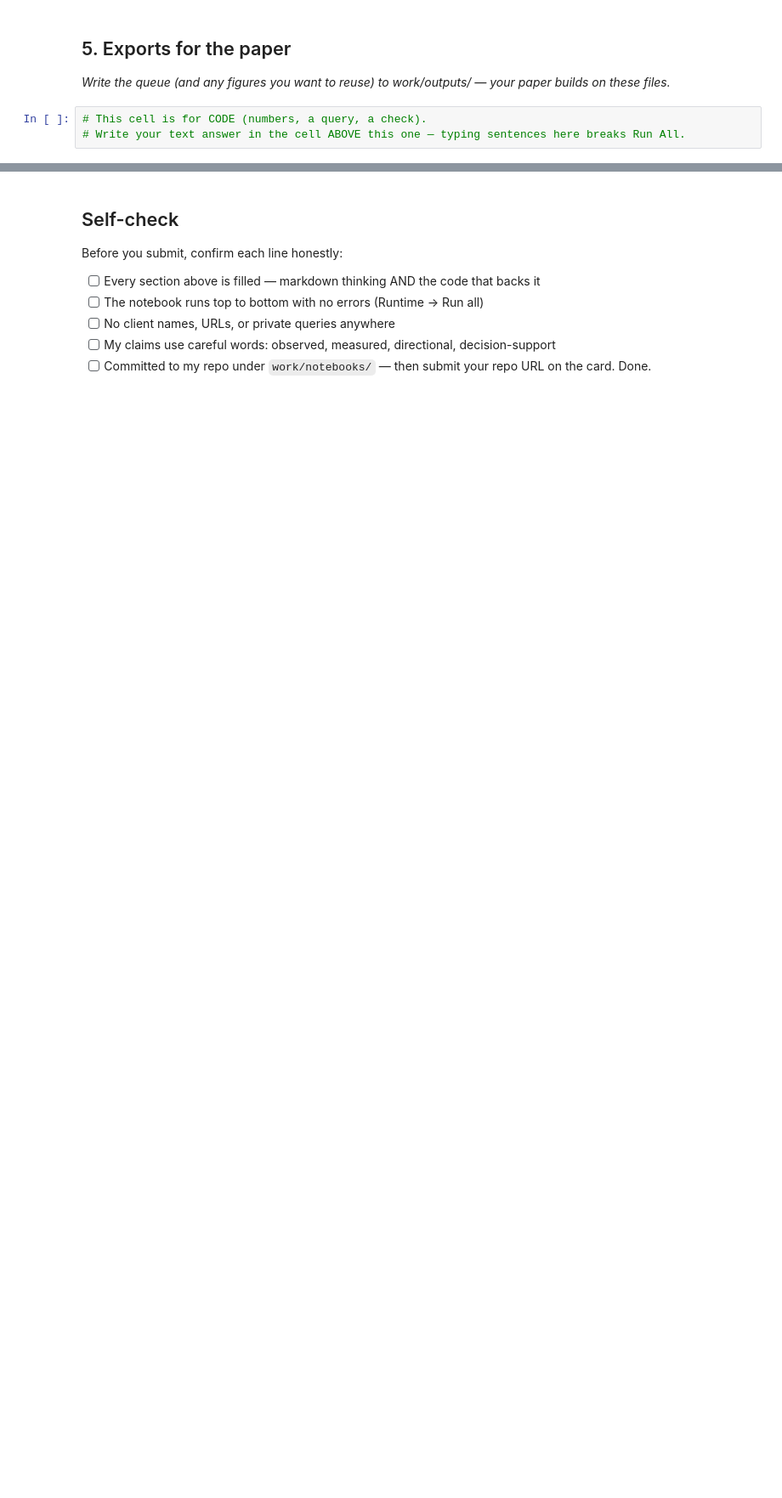
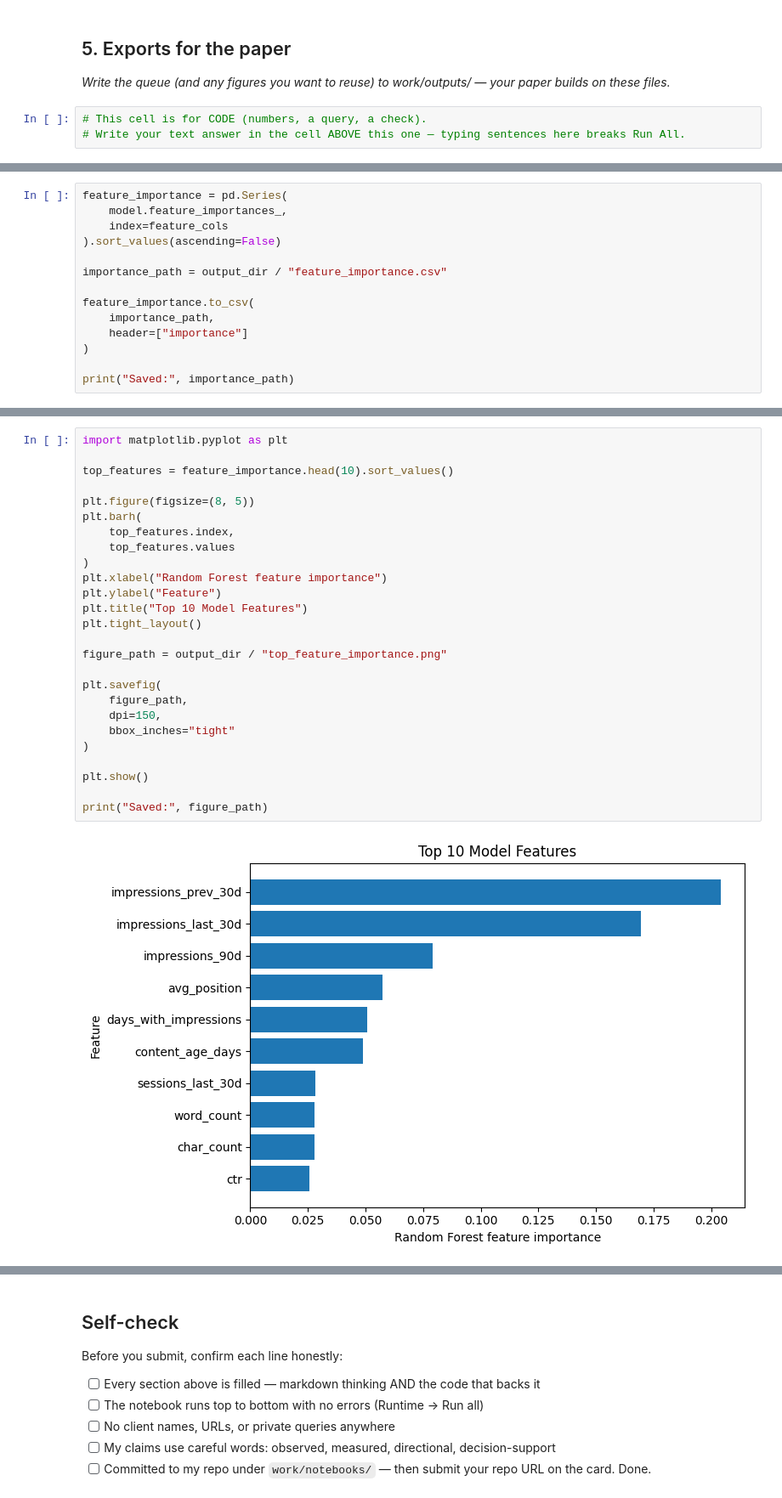
Before and after one commit to Srilaya30/flyrank-ml-internship, a Jupyter notebook: work/notebooks/w07_action_playbook.ipynb, the cells around one changed output, grey strips where cells are left out. Shown at 85% size. Cells and saved outputs as stored; diff of their text form; blank space fills up the shorter version.

```diff
--- a/work/notebooks/w07_action_playbook.ipynb
+++ b/work/notebooks/w07_action_playbook.ipynb
@@ -43,0 +299,14 @@ This skeleton is yours to fill. Work the sections **in order** — each one has
+# %%
+feature_importance = pd.Series(
+    model.feature_importances_,
+    index=feature_cols
+).sort_values(ascending=False)
+
+importance_path = output_dir / "feature_importance.csv"
+
+feature_importance.to_csv(
+    importance_path,
+    header=["importance"]
+)
+
+print("Saved:", importance_path)
@@ -43,0 +315,28 @@ This skeleton is yours to fill. Work the sections **in order** — each one has
+# %%
+import matplotlib.pyplot as plt
+
+top_features = feature_importance.head(10).sort_values()
+
+plt.figure(figsize=(8, 5))
+plt.barh(
+    top_features.index,
+    top_features.values
+)
+plt.xlabel("Random Forest feature importance")
+plt.ylabel("Feature")
+plt.title("Top 10 Model Features")
+plt.tight_layout()
+
+figure_path = output_dir / "top_feature_importance.png"
+
+plt.savefig(
+    figure_path,
+    dpi=150,
+    bbox_inches="tight"
+)
+
+plt.show()
+
+print("Saved:", figure_path)
+# %% [output]
+[figure, added]
```
Also changed, not shown: parts of 17 cells of this notebook.
